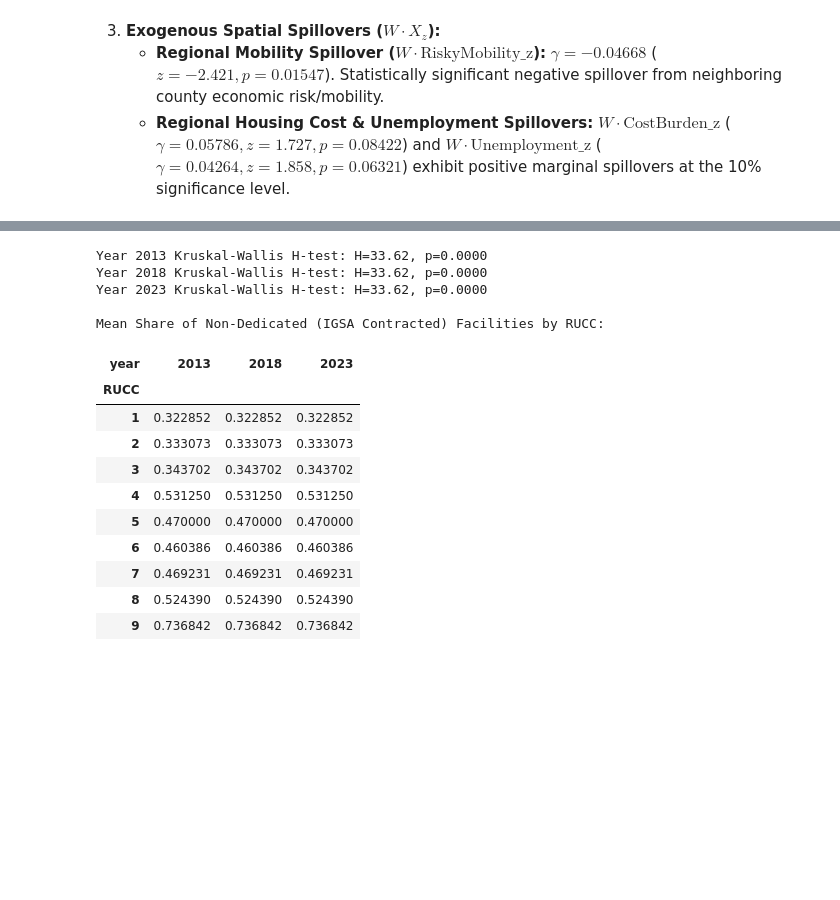
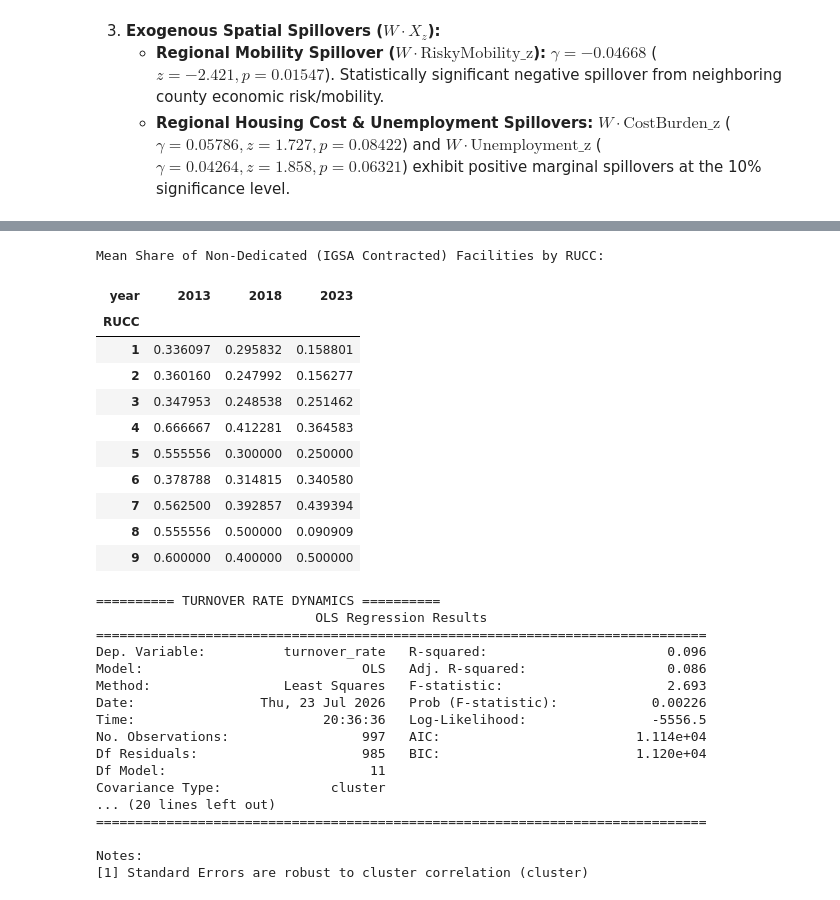
Before and after one commit to steveg-ds/RHIP, a Jupyter notebook: RSS-Analysis.ipynb, the cells around one changed output, grey strips where cells are left out. Drawn from its saved outputs; the diff is of its cells as text; code cells hidden in the pictures; blank space fills up the shorter version.

Commit message:
chore: fix IGSA data bug and add turnover modeling

```diff
--- a/RSS-Analysis.ipynb
+++ b/RSS-Analysis.ipynb
@@ -1175,51 +1178,64 @@ We compute the **IGSA Contracting Share** ($S_{\text{IGSA}} = \frac{N_{\text{IGS
 # %%
-# Calculate the share of Non-Dedicated (contracted IGSA) facilities per county-year
+# FIX: Must filter for daily_pop > 0 to remove inactive facilities in a given year
 df_hosts = df.reset_index().dropna(subset=['detention_facility_code']).copy()
+df_hosts = df_hosts[df_hosts['daily_pop'] > 0]
 df_hosts['RUCC'] = df_hosts['RUCC'].astype(int)
 
 facility_counts = df_hosts.groupby(['year', 'GEOID']).agg(
     total_facilities=('detention_facility_code', 'nunique'),
     non_dedicated_facilities=('type_grouped', lambda x: (x == 'Non-Dedicated').sum()),
     RUCC=('RUCC', 'first')
 ).reset_index()
 
 facility_counts['non_dedicated_share'] = (
     facility_counts['non_dedicated_facilities'] / facility_counts['total_facilities']
 )
 
-# Kruskal-Wallis test across RUCC codes for each year
-for yr in [2013, 2018, 2023]:
-    sub = facility_counts[facility_counts['year'] == yr]
-    groups = [
-        grp['non_dedicated_share'].dropna().values
-        for _, grp in sub.groupby('RUCC')
-    ]
-    stat, p = stats.kruskal(*groups)
-    print(f"Year {yr} Kruskal-Wallis H-test: H={stat:.2f}, p={p:.4f}")
-
 # Display mean share of non-dedicated facilities by RUCC and year
 share_table = facility_counts.pivot_table(
     index='RUCC', columns='year', values='non_dedicated_share', aggfunc='mean'
 )
-print("\nMean Share of Non-Dedicated (IGSA Contracted) Facilities by RUCC:")
+print("Mean Share of Non-Dedicated (IGSA Contracted) Facilities by RUCC:")
 display(share_table)
+
+# Merge turnover rate from the county dataframe
+turnover_df = facility_counts.merge(df_county[['GEOID', 'year', 'turnover_rate']], on=['GEOID', 'year'], how='left')
+turnover_df = turnover_df.dropna(subset=['turnover_rate', 'non_dedicated_share'])
+
+# OLS: Does IGSA share predict higher turnover?
+turnover_model = smf.ols('turnover_rate ~ non_dedicated_share + C(RUCC) + C(year)', data=turnover_df).fit(cov_type='cluster', cov_kwds={'groups': turnover_df['GEOID']})
+print("========== TURNOVER RATE DYNAMICS ==========")
+print(turnover_model.summary())
 # %% [output]
-Year 2013 Kruskal-Wallis H-test: H=33.62, p=0.0000
-Year 2018 Kruskal-Wallis H-test: H=33.62, p=0.0000
-Year 2023 Kruskal-Wallis H-test: H=33.62, p=0.0000
-
 Mean Share of Non-Dedicated (IGSA Contracted) Facilities by RUCC:
 | year | 2013 | 2018 | 2023 |
 | RUCC |  |  |  |
-| 1 | 0.322852 | 0.322852 | 0.322852 |
-| 2 | 0.333073 | 0.333073 | 0.333073 |
-| 3 | 0.343702 | 0.343702 | 0.343702 |
-| 4 | 0.531250 | 0.531250 | 0.531250 |
-| 5 | 0.470000 | 0.470000 | 0.470000 |
-| 6 | 0.460386 | 0.460386 | 0.460386 |
-| 7 | 0.469231 | 0.469231 | 0.469231 |
-| 8 | 0.524390 | 0.524390 | 0.524390 |
-| 9 | 0.736842 | 0.736842 | 0.736842 |
+| 1 | 0.336097 | 0.295832 | 0.158801 |
+| 2 | 0.360160 | 0.247992 | 0.156277 |
+| 3 | 0.347953 | 0.248538 | 0.251462 |
+| 4 | 0.666667 | 0.412281 | 0.364583 |
+| 5 | 0.555556 | 0.300000 | 0.250000 |
+| 6 | 0.378788 | 0.314815 | 0.340580 |
+| 7 | 0.562500 | 0.392857 | 0.439394 |
+| 8 | 0.555556 | 0.500000 | 0.090909 |
+| 9 | 0.600000 | 0.400000 | 0.500000 |
+========== TURNOVER RATE DYNAMICS ==========
+                            OLS Regression Results
+==============================================================================
+Dep. Variable:          turnover_rate   R-squared:                       0.096
+Model:                            OLS   Adj. R-squared:                  0.086
+Method:                 Least Squares   F-statistic:                     2.693
+Date:                Thu, 23 Jul 2026   Prob (F-statistic):            0.00226
+Time:                        20:36:36   Log-Likelihood:                -5556.5
+No. Observations:                 997   AIC:                         1.114e+04
+Df Residuals:                     985   BIC:                         1.120e+04
+Df Model:                          11
+Covariance Type:              cluster
+... (20 lines left out)
+==============================================================================
+
+Notes:
+[1] Standard Errors are robust to cluster correlation (cluster)
 # %% [markdown]
 ### Facility Contracting Analysis & Synthesis
 
```
Also changed, not shown: parts of 2 cells of this notebook.
